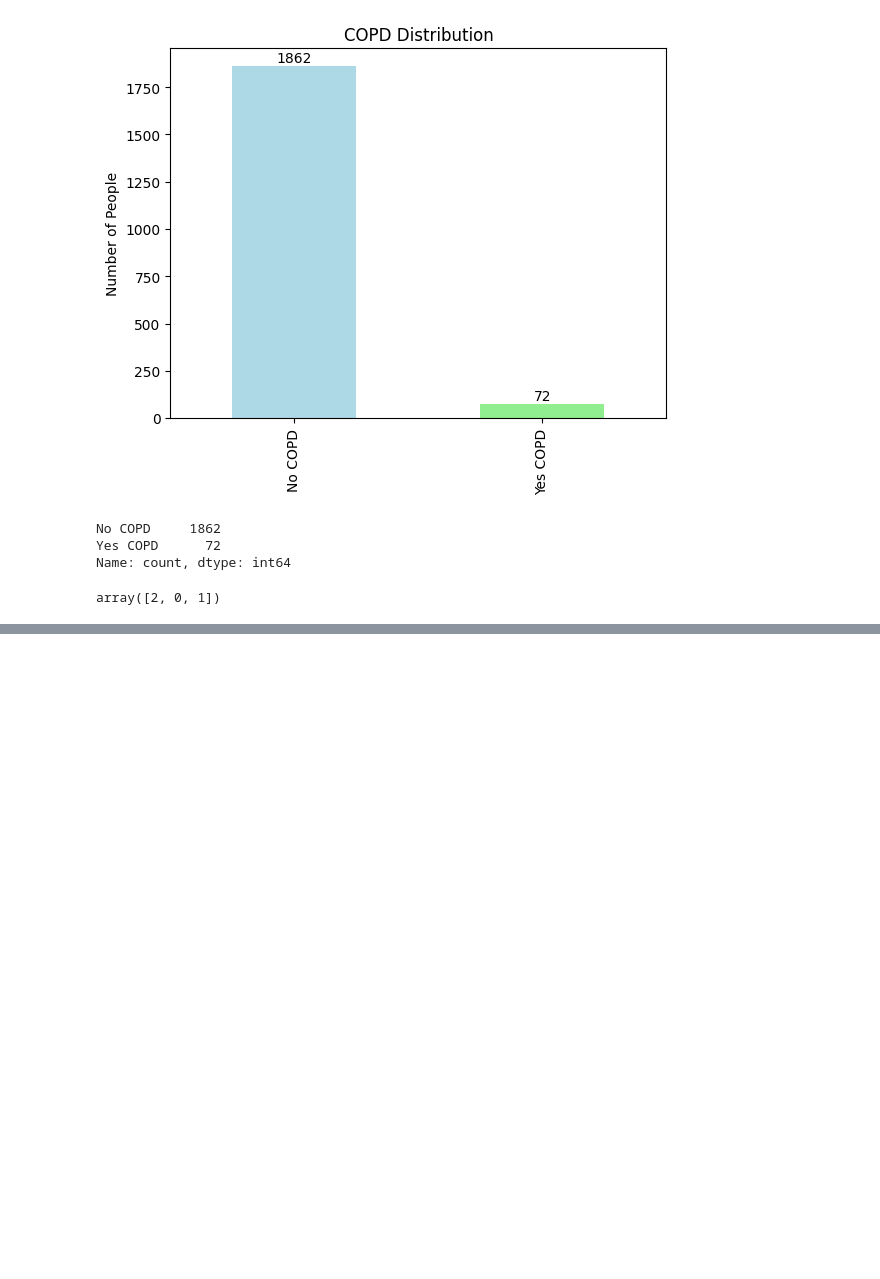
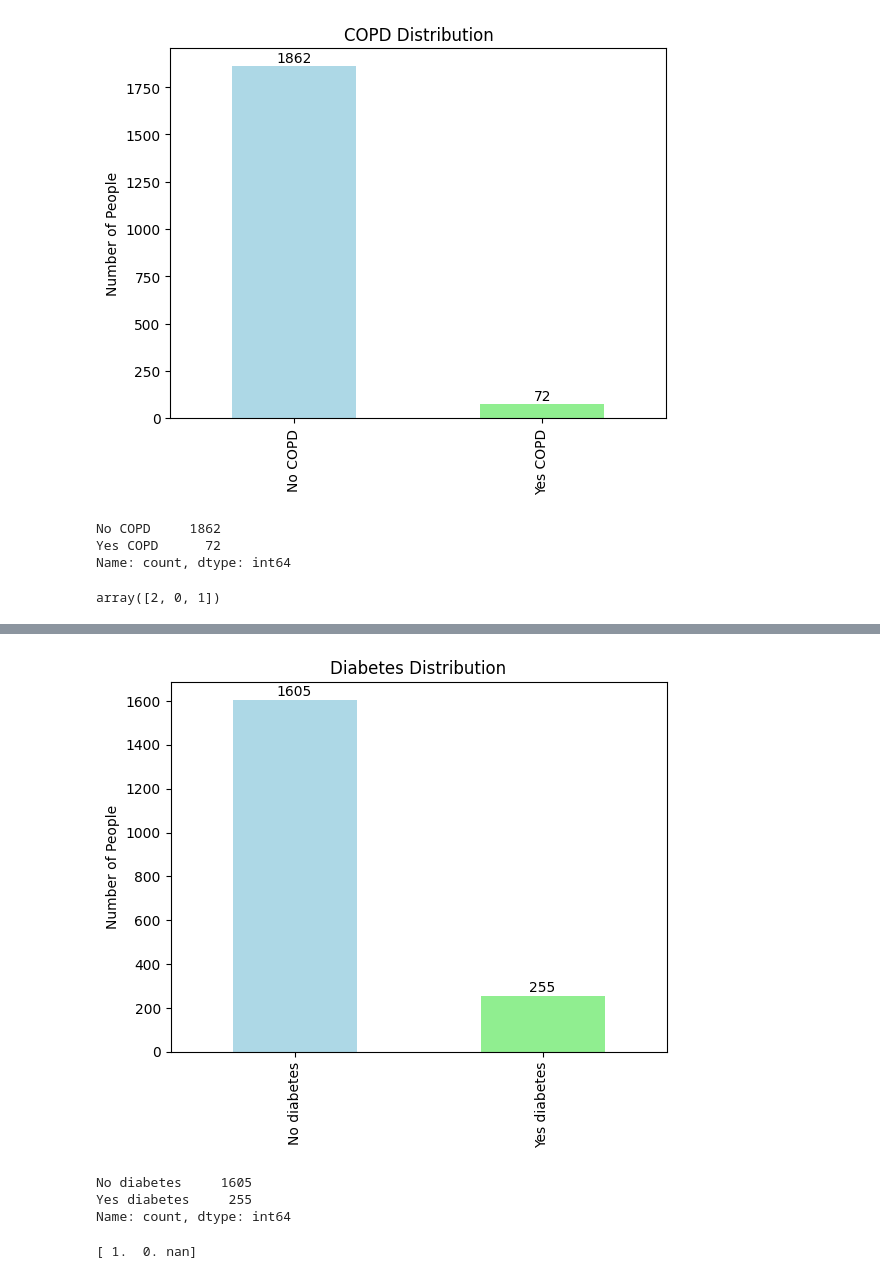
Before and after one commit to preciousiajilore/survival_mtlr, a Jupyter notebook: notebooks/x_before_with_outcomes.ipynb, the cells around one changed output, grey strips where cells are left out. Saved outputs shown, nothing was run; the diff lists cells and outputs as text; code cells hidden in the pictures; blank space fills up the shorter version.

```diff
--- a/notebooks/x_before_with_outcomes.ipynb
+++ b/notebooks/x_before_with_outcomes.ipynb
@@ -267,0 +443,36 @@ array([2, 0, 1])
+# %%
+# Count each value
+# Define the order and labels for all expected values
+diabetes_vals = [0, 1]
+diabetes_labels = ['No diabetes', 'Yes diabetes']
+colors = ['lightblue', 'lightgreen']
+
+# Count occurrences, reindex to include zeros for missing classes
+count = df['diabetes'].value_counts().sort_index().reindex(diabetes_vals, fill_value=0)
+count.index = diabetes_labels
+
+# Plot
+
+#counts.plot(kind='bar', color=colors)
+#plt.ylabel('Number of People')
+#plt.title('Failure Distribution')
+
+ax   = count.plot(kind='bar', color=colors)
+plt.ylabel('Number of People')
+plt.title('Diabetes Distribution')
+
+# Add text labels
+for i, v in enumerate(count):
+    ax.text(i, v + 5, str(v), ha='center', va='bottom')
+plt.show()
+
+print(count)
+# %% [output]
+[figure, added]
+No diabetes     1605
+Yes diabetes     255
+Name: count, dtype: int64
+# %%
+print(df["cormorbidity"].unique())
+# %% [output]
+[ 1.  0. nan]
```
Also changed, not shown: parts of 36 cells of this notebook, 3 other files.
